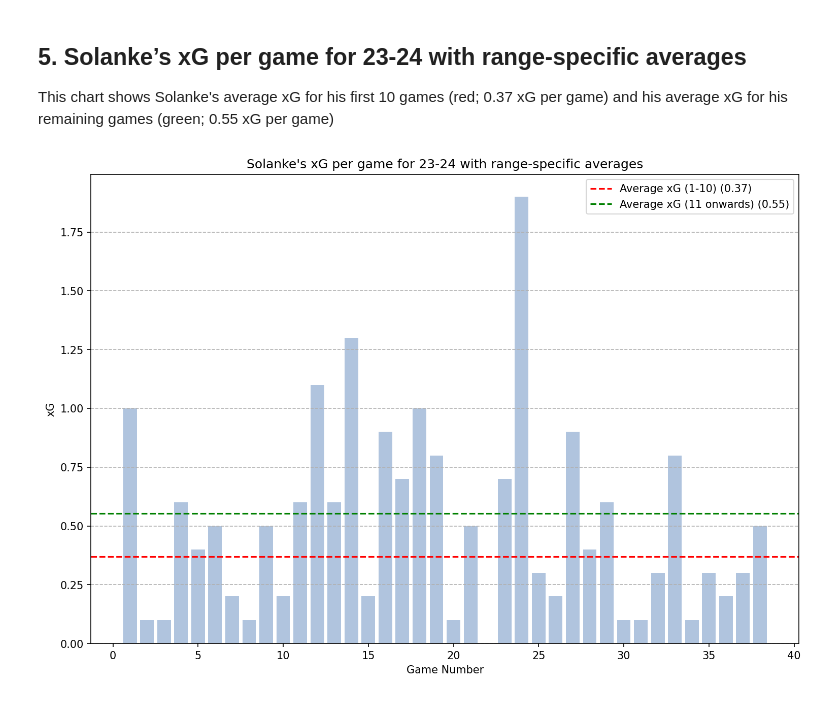
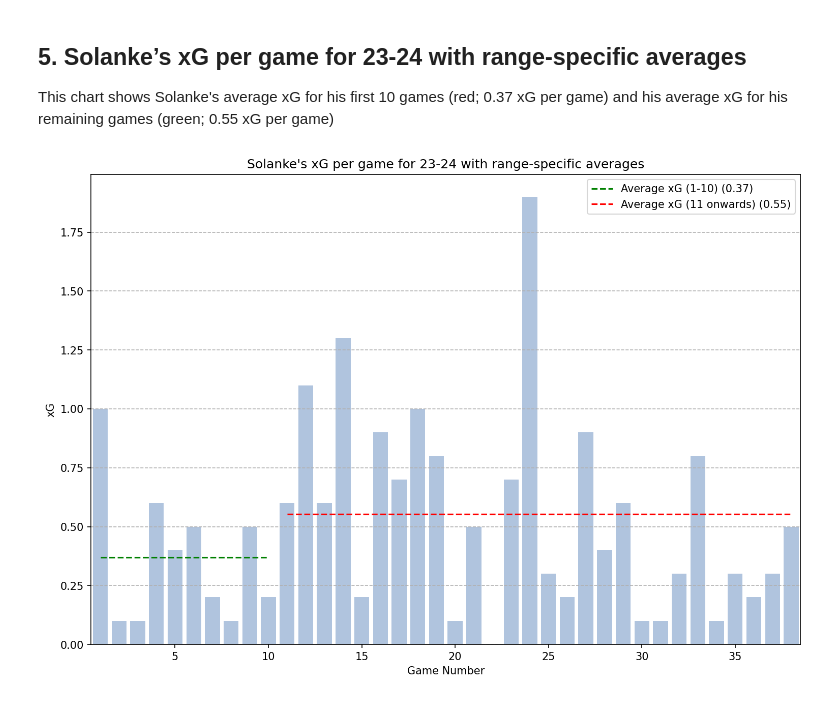
Before and after one commit to TheLastBoyScoutUK/solanke_xg, a Jupyter notebook: solanke_xg.ipynb, the cells around one changed output. Saved outputs shown, nothing was run; the diff lists cells and outputs as text; code cells hidden in the pictures.

Commit message:
Limit range-specific average lines

```diff
--- a/solanke_xg.ipynb
+++ b/solanke_xg.ipynb
@@ -145,23 +145,27 @@ This chart shows Solanke's average xG for his first 10 games (red; 0.37 xG per g
 # %%
 # CAlculate the average xG for games 1 to 10 and games 11 onwards
 average_xg_1_to_10 = sum(solanke_xg_data[:10]) / len(solanke_xg_data[:10])
 average_xg_11_onwards = sum(solanke_xg_data[10:]) / len(solanke_xg_data[10:])
 
 # Plotting bar chart to show xG per game
 plt.figure(figsize=(12, 8), dpi=150)
 plt.bar(range(1, len(solanke_xg_data) + 1), solanke_xg_data, color='lightsteelblue')
 
-# Adding horizontal lines for the average xG for the two ranges
-plt.axhline(y=average_xg_1_to_10, color='red', linestyle='--', label=f'Average xG (1-10) ({average_xg_1_to_10:.2f})')
-plt.axhline(y=average_xg_11_onwards, color='green', linestyle='--', label=f'Average xG (11 onwards) ({average_xg_11_onwards:.2f})')
+# Green line limited to games 1 to 10
+plt.plot([1, 10], [average_xg_1_to_10, average_xg_1_to_10], color='green', linestyle='--', label=f'Average xG (1-10) ({average_xg_1_to_10:.2f})')
+
+# Red line limited to games 11 onwards
+plt.plot([11, len(solanke_xg_data)], [average_xg_11_onwards, average_xg_11_onwards], color='red', linestyle='--', label=f'Average xG (11 onwards) ({average_xg_11_onwards:.2f})')
 
 # Titles and labels
 plt.title("Solanke's xG per game for 23-24 with range-specific averages")
 plt.xlabel('Game Number')
 plt.ylabel('xG')
 plt.legend()
 
+plt.xlim(0.5, len(solanke_xg_data) + 0.5)
+
 plt.grid(axis='y', linestyle='--')
 plt.show()
 # %% [output]
-[figure, old version]
+[figure, new version]
```
